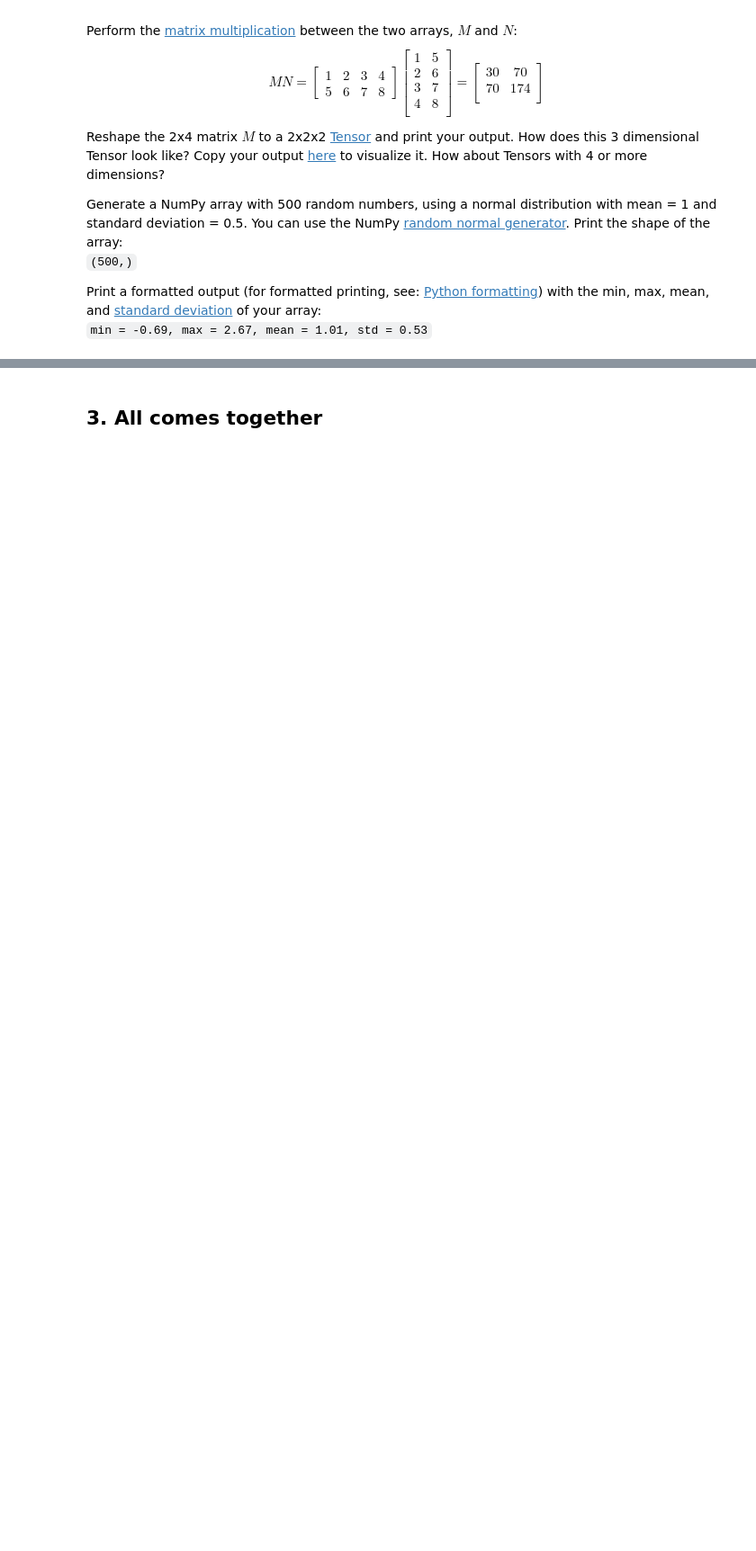
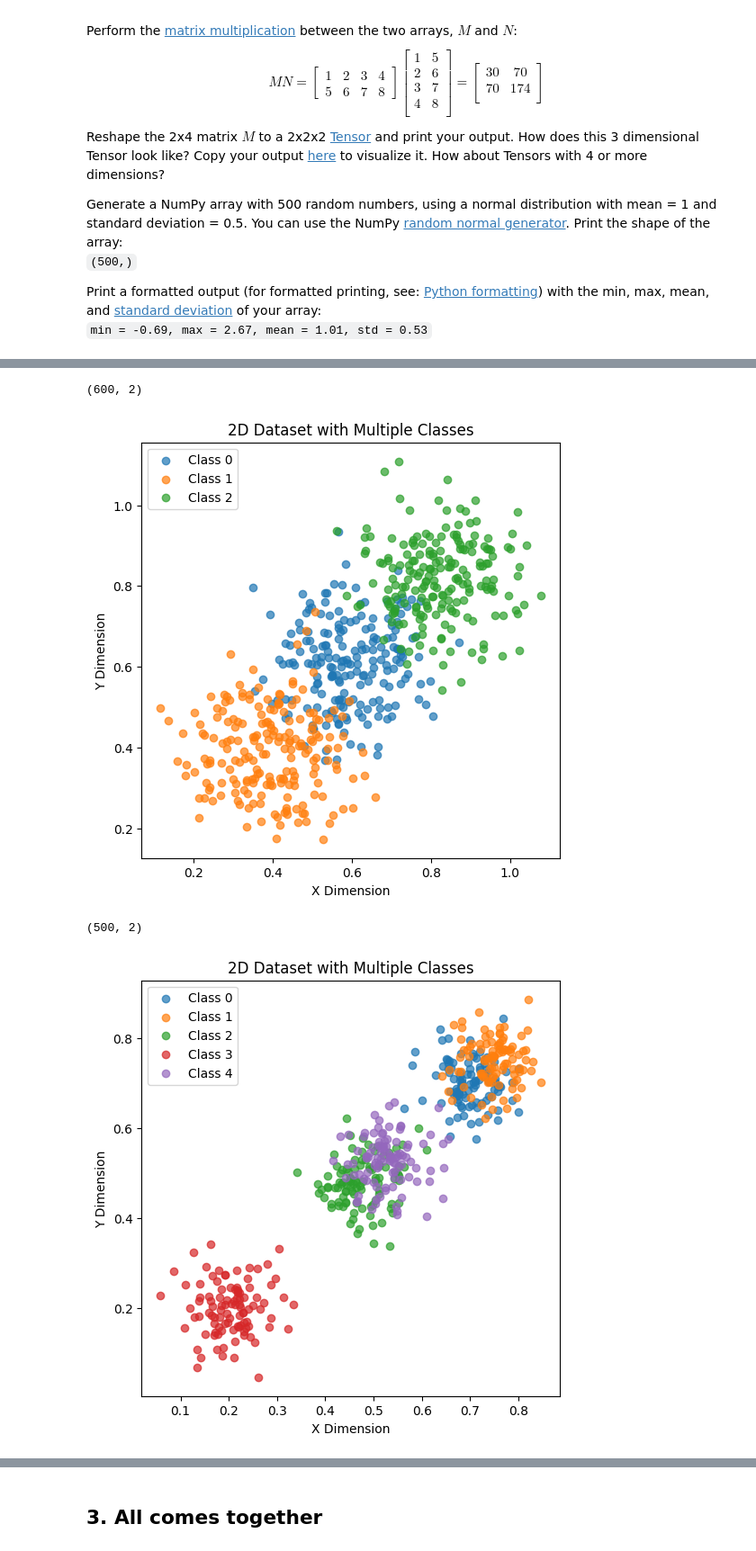
Before and after one commit to RavidElisabeth/TNM112, a Jupyter notebook: Lab0/lab00.ipynb, the cells around one changed output, grey strips where cells are left out. Shown at 90% size. Cells and saved outputs as stored; diff of their text form; code cells hidden in the pictures; blank space fills up the shorter version.

```diff
--- a/Lab0/lab00.ipynb
+++ b/Lab0/lab00.ipynb
@@ -79,13 +79,13 @@ def square(input):
 
 def is_prime(input):
     if input <= 1:
-        print(input, " is not a prime number")
+        print(input, "is not a prime number")
         return
-    for i in range(2, (input // 2)+1):
-            if(input % i) == 0:
-                #print(input, " is not a prime number")
-                break
-    print(input, " is a prime number")
+    for i in range(2, int(input ** 0.5) + 1):  #Check between 2 and root of input
+        if input % i == 0:
+            print(input, "is not a prime number")
+            return
+    print(input, "is a prime number")
 
 listx = range(1, 15+1, 2)
 listy = [square(i) for i in listx]
@@ -244,20 +322,58 @@ Using the two different functions you can generate and plot datasets with differ
 # %%
 # K - number of classes/clusters
 # N - number of data points in each class
 # sigma - std of clusters
 def generate(K, N, sigma):
-    ;
+
+    data = []
+    labels = []
+
+    for i in range(K):
+        mean = np.random.uniform(0, 1)
+        dataArray = np.random.normal(mean, sigma, (N, 2))
+        data.append(dataArray)
+        cluster_labels = np.full(N, i)  # Label for current cluster is 'i'
+        labels.append(cluster_labels)
+
+    # Combine the data and labels
+    data = np.vstack(data)  # Stack all cluster data vertically
+    print(data.shape)
+    labels = np.concatenate(labels)  # Concatenate all cluster labels
+
+    return data, labels
 
 # x - data points
 # y - labels
 def plot_data(x, y):
-    ;
+    plt.figure(figsize=(6, 6))
+
+    # Get the unique classes from the labels array y
+    unique_classes = np.unique(y)
+
+    # Loop through each unique class (label)
+    for label in unique_classes:
+        # By iterating over the labels, it maps column 0 = x values and column 1 y values for all the cases where y == the label value.
+        plt.scatter(x[y == label, 0], x[y == label, 1], label=f'Class {label}', alpha=0.7)
+
+    # Add labels, title, and legend
+    plt.xlabel("X Dimension")
+    plt.ylabel("Y Dimension")
+    plt.title("2D Dataset with Multiple Classes")
+    plt.legend()
+
+    # Show the plot
+    plt.show()
 
 x, y = generate(3, 200, 0.1)
 plot_data(x, y)
 
 x, y = generate(5, 100, 0.05)
 plot_data(x, y)
+# %% [output]
+(600, 2)
+[figure, added]
+(500, 2)
+[figure, added]
 # %% [markdown]
 ### 2.5. Data transformation
 
```
Also changed, not shown: parts of 9 cells of this notebook, 3 other files.
